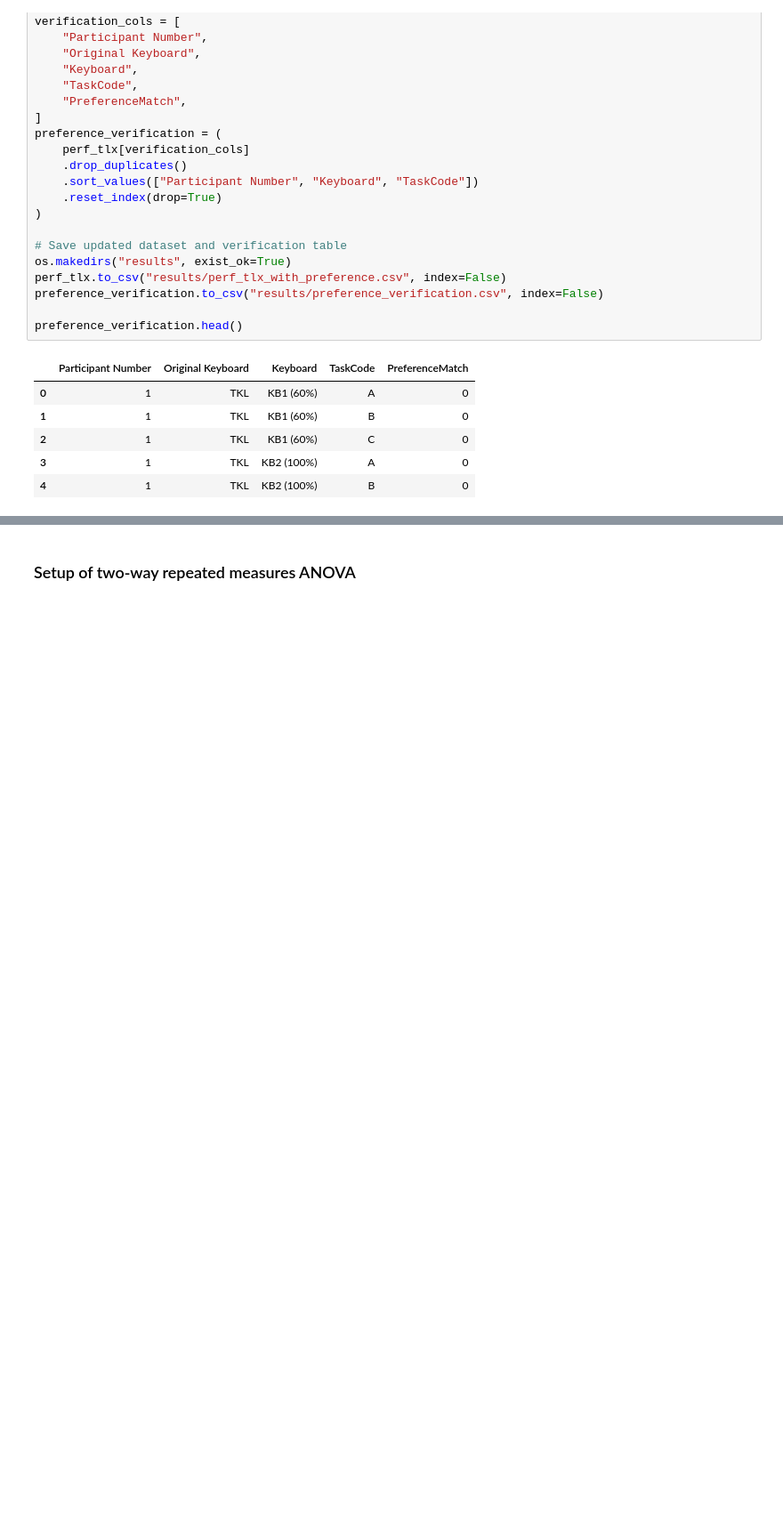
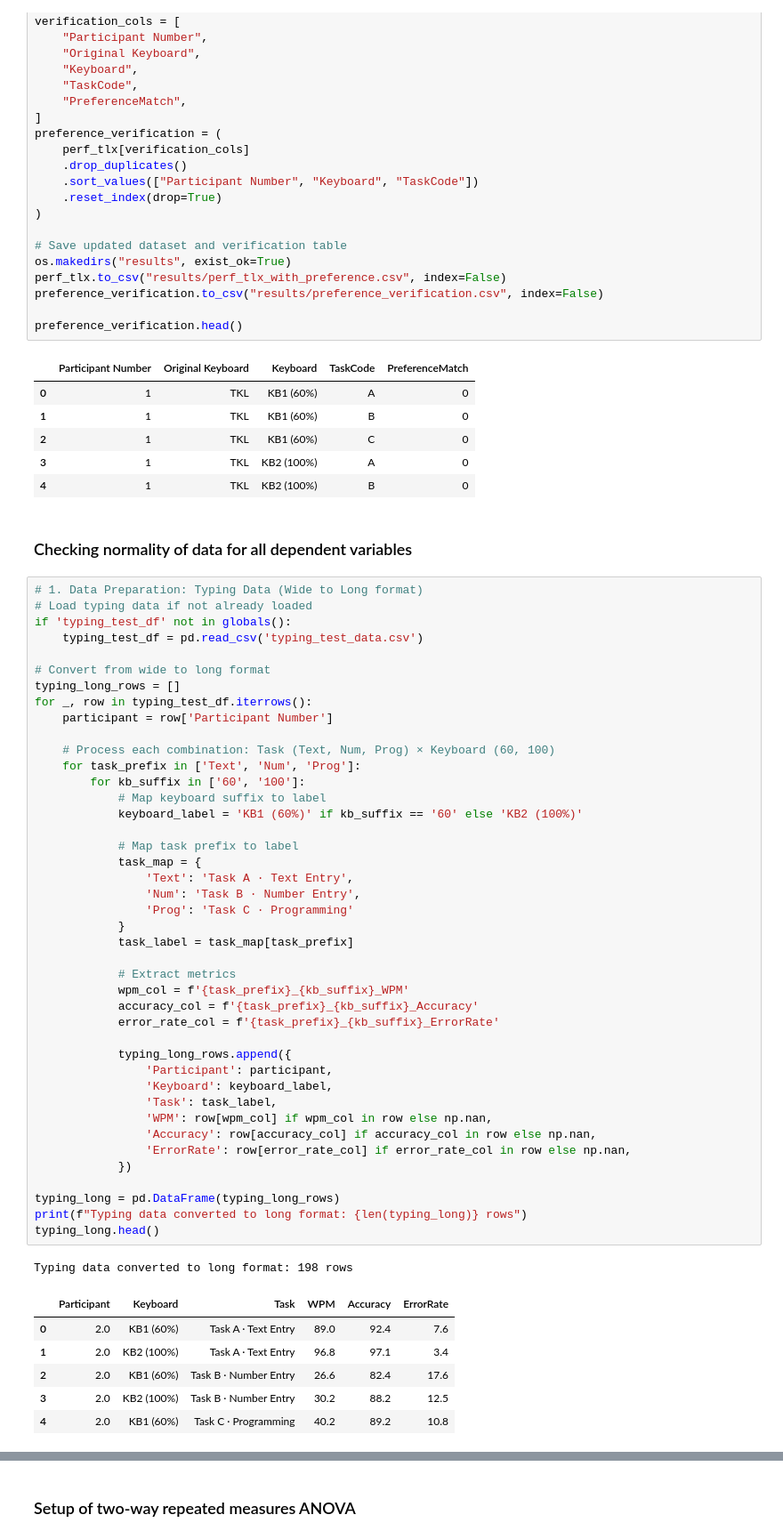
Before and after one commit to chris-asturiano/typing-test, a Jupyter notebook: data_analysis/data_analysis.ipynb, the cells around one changed output, grey strips where cells are left out. Shown at 89% size. Drawn from its saved outputs; the diff is of its cells as text; blank space fills up the shorter version.

```diff
--- a/data_analysis/data_analysis.ipynb
+++ b/data_analysis/data_analysis.ipynb
@@ -698,3 +691,55 @@ preference_verification.head()
 | 2 | 1 | TKL | KB1 (60%) | C | 0 |
 | 3 | 1 | TKL | KB2 (100%) | A | 0 |
 | 4 | 1 | TKL | KB2 (100%) | B | 0 |
+# %% [markdown]
+### Checking normality of data for all dependent variables
+# %%
+# 1. Data Preparation: Typing Data (Wide to Long format)
+# Load typing data if not already loaded
+if 'typing_test_df' not in globals():
+    typing_test_df = pd.read_csv('typing_test_data.csv')
+
+# Convert from wide to long format
+typing_long_rows = []
+for _, row in typing_test_df.iterrows():
+    participant = row['Participant Number']
+
+    # Process each combination: Task (Text, Num, Prog) × Keyboard (60, 100)
+    for task_prefix in ['Text', 'Num', 'Prog']:
+        for kb_suffix in ['60', '100']:
+            # Map keyboard suffix to label
+            keyboard_label = 'KB1 (60%)' if kb_suffix == '60' else 'KB2 (100%)'
+
+            # Map task prefix to label
+            task_map = {
+                'Text': 'Task A · Text Entry',
+                'Num': 'Task B · Number Entry',
+                'Prog': 'Task C · Programming'
+            }
+            task_label = task_map[task_prefix]
+
+            # Extract metrics
+            wpm_col = f'{task_prefix}_{kb_suffix}_WPM'
+            accuracy_col = f'{task_prefix}_{kb_suffix}_Accuracy'
+            error_rate_col = f'{task_prefix}_{kb_suffix}_ErrorRate'
+
+            typing_long_rows.append({
+                'Participant': participant,
+                'Keyboard': keyboard_label,
+                'Task': task_label,
+                'WPM': row[wpm_col] if wpm_col in row else np.nan,
+                'Accuracy': row[accuracy_col] if accuracy_col in row else np.nan,
+                'ErrorRate': row[error_rate_col] if error_rate_col in row else np.nan,
+            })
+
+typing_long = pd.DataFrame(typing_long_rows)
+print(f"Typing data converted to long format: {len(typing_long)} rows")
+typing_long.head()
+# %% [output]
+Typing data converted to long format: 198 rows
+|  | Participant | Keyboard | Task | WPM | Accuracy | ErrorRate |
+| 0 | 2.0 | KB1 (60%) | Task A · Text Entry | 89.0 | 92.4 | 7.6 |
+| 1 | 2.0 | KB2 (100%) | Task A · Text Entry | 96.8 | 97.1 | 3.4 |
+| 2 | 2.0 | KB1 (60%) | Task B · Number Entry | 26.6 | 82.4 | 17.6 |
+| 3 | 2.0 | KB2 (100%) | Task B · Number Entry | 30.2 | 88.2 | 12.5 |
+| 4 | 2.0 | KB1 (60%) | Task C · Programming | 40.2 | 89.2 | 10.8 |
```
Also changed, not shown: parts of 9 cells of this notebook, 1 other file.
